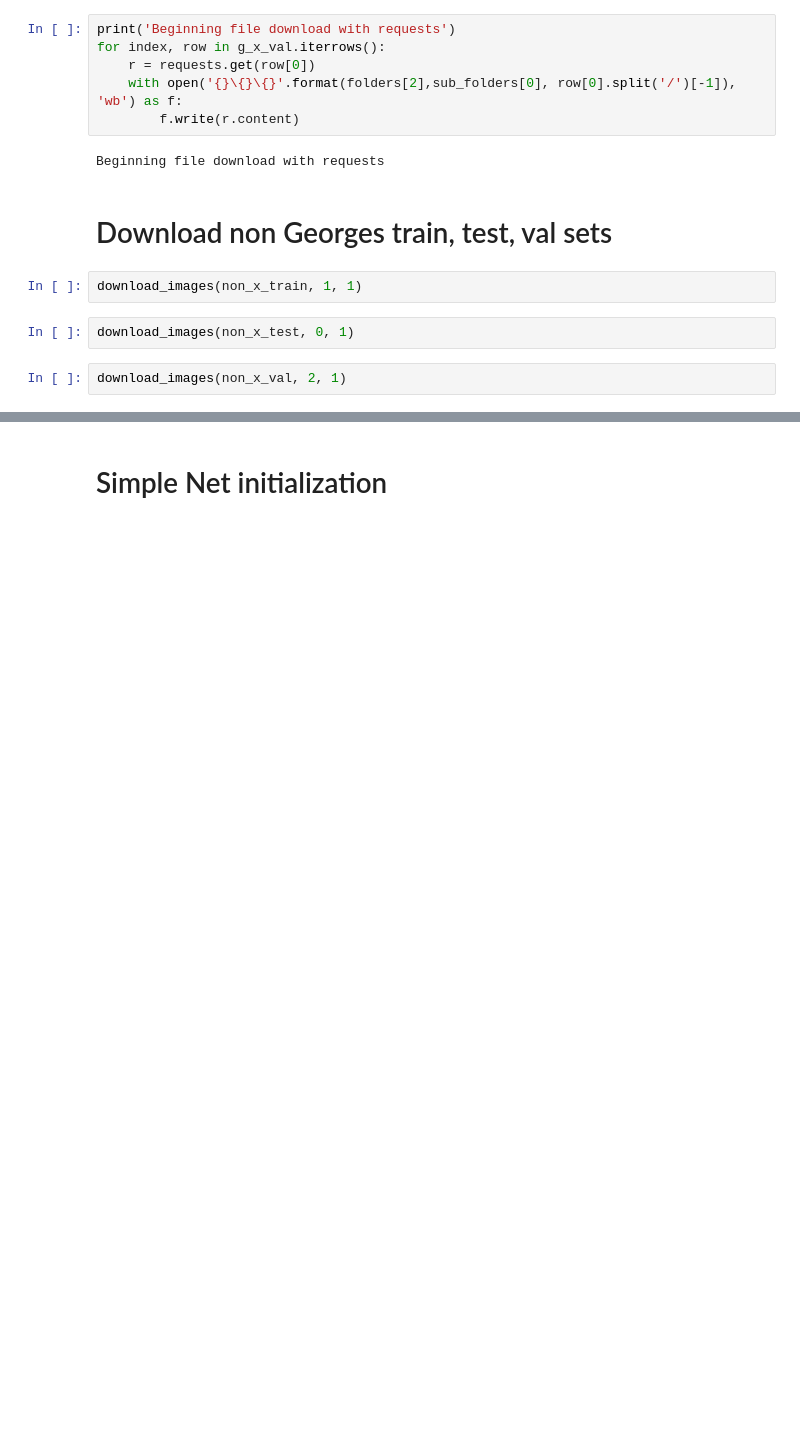
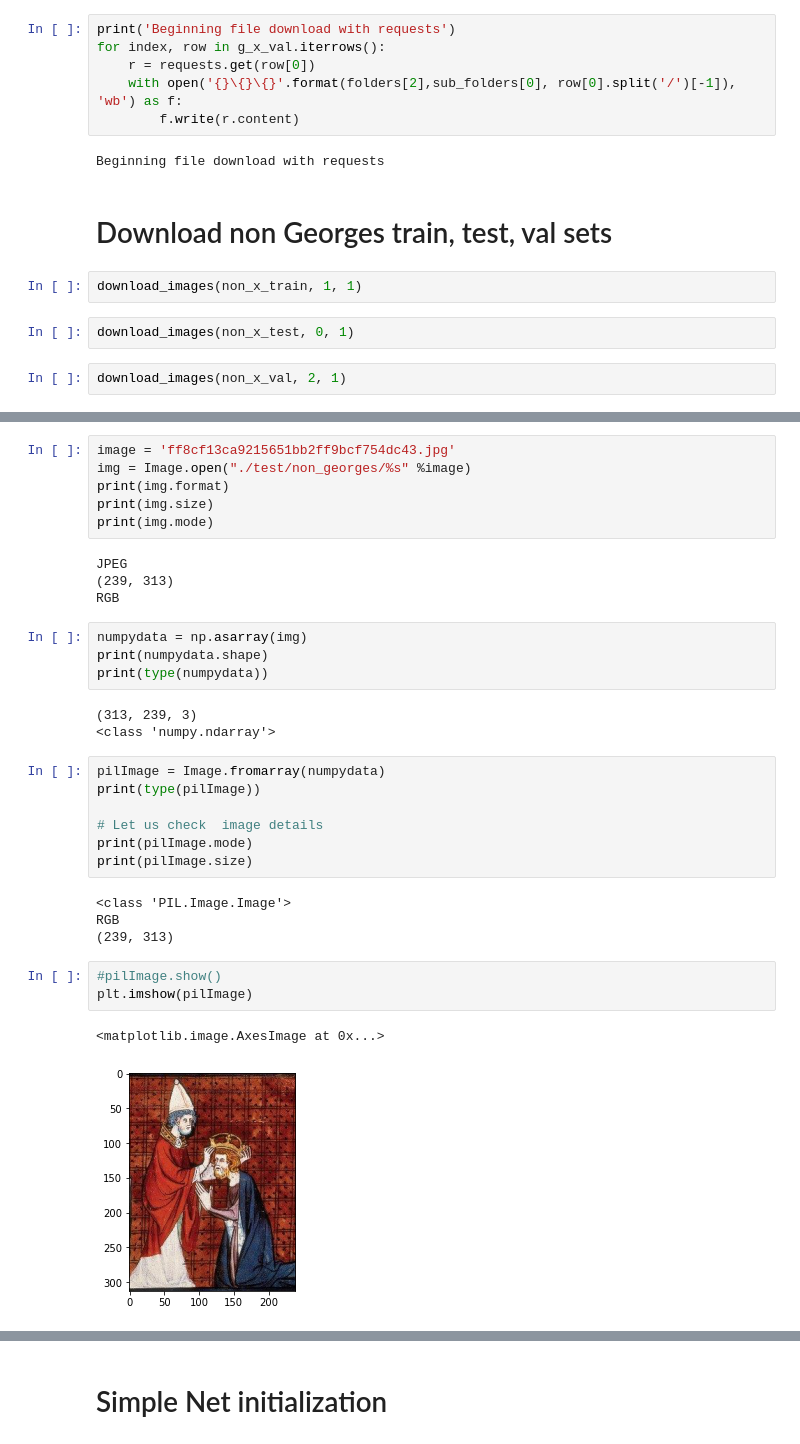
Before and after one commit to sh1n0b1n0m0n0/georges_or_not, a Jupyter notebook: Тестовое задание на Junior CV engineer.ipynb, the cells around one changed output, grey strips where cells are left out. Drawn from its saved outputs; the diff is of its cells as text; blank space fills up the shorter version.

```diff
--- a/Тестовое задание на Junior CV engineer.ipynb
+++ b/Тестовое задание на Junior CV engineer.ipynb
@@ -129,0 +162,34 @@ download_images(non_x_val, 2, 1)
+# %%
+image = 'ff8cf13ca9215651bb2ff9bcf754dc43.jpg'
+img = Image.open("./test/non_georges/%s" %image)
+print(img.format)
+print(img.size)
+print(img.mode)
+# %% [output]
+JPEG
+(239, 313)
+RGB
+# %%
+numpydata = np.asarray(img)
+print(numpydata.shape)
+print(type(numpydata))
+# %% [output]
+(313, 239, 3)
+<class 'numpy.ndarray'>
+# %%
+pilImage = Image.fromarray(numpydata)
+print(type(pilImage))
+
+# Let us check  image details
+print(pilImage.mode)
+print(pilImage.size)
+# %% [output]
+<class 'PIL.Image.Image'>
+RGB
+(239, 313)
+# %%
+#pilImage.show()
+plt.imshow(pilImage)
+# %% [output]
+<matplotlib.image.AxesImage at 0x...>
+[figure, added]
```
Also changed, not shown: parts of 38 cells of this notebook.
